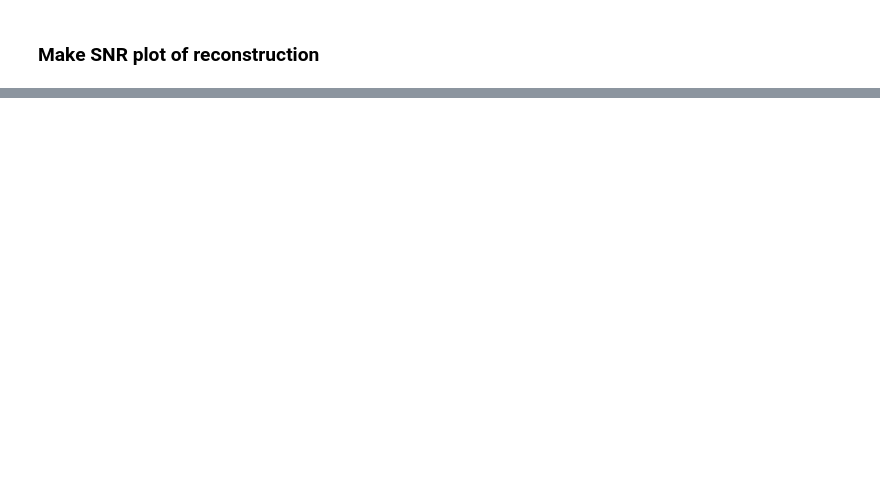
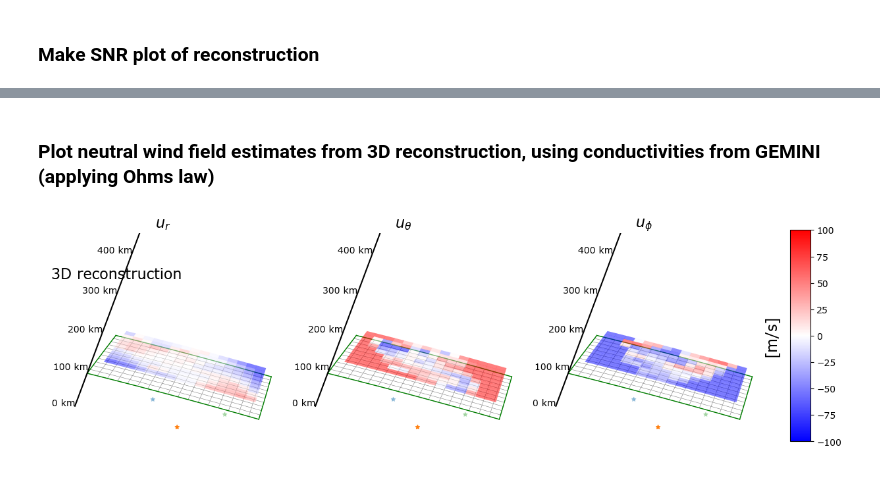
Before and after one commit to jpreistad/e3dsecs, a Jupyter notebook: paper/04_reconstruction_extended.ipynb, the cells around one changed output, grey strips where cells are left out. Cells and saved outputs as stored; diff of their text form; code cells hidden in the pictures; blank space fills up the shorter version.

```diff
--- a/paper/04_reconstruction_extended.ipynb
+++ b/paper/04_reconstruction_extended.ipynb
@@ -172,0 +177,17 @@ fig.savefig('./plots/3d_uncertainty_extended.pdf',bbox_inches='tight', dpi=300)
+# %% [markdown]
+### Plot neutral wind field estimates from 3D reconstruction, using conductivities from GEMINI (applying Ohms law)
+# %%
+jperp = np.vstack((j_perp[2*N:], -j_perp[N:2*N], j_perp[:N]))
+_data = mod.calc_u(_data, conv, sim, jperp)
+u = np.hstack((_data.uu, -_data.un, _data.ue))
+clim = 100
+plot_titles = ['$u_{\phi}$', '$u_{\\theta}$', '$u_{r}$']
+unit = '[m/s]'
+meshgrid = (alt_ev,lat_ev,lon_ev)
+fig = diagnostics.output_plot(u, meshgrid, _data, gr.grid, gr.alts_grid,
+                            clim=clim, cut=['k'], ind=[5], transmitter=conv.data.transmitter,
+                            receivers=conv.data.receivers, plot_titles=plot_titles, unit=unit)
+if savefigs:
+    fig.savefig('./plots/neutral_wind_extended.pdf',bbox_inches='tight', dpi=300)
+# %% [output]
+[figure, added]
```
Also changed, not shown: parts of 9 cells of this notebook, 24 other files.
